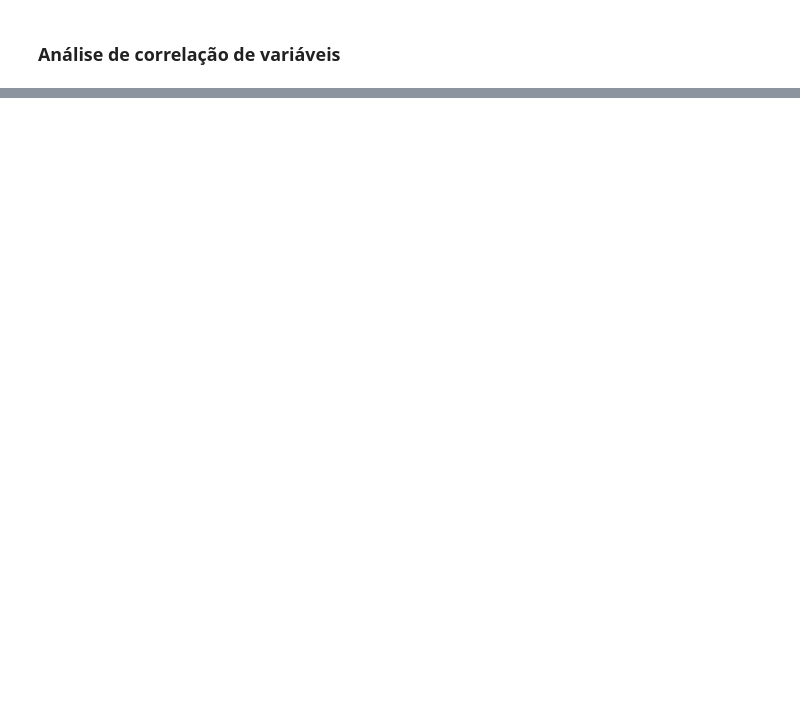
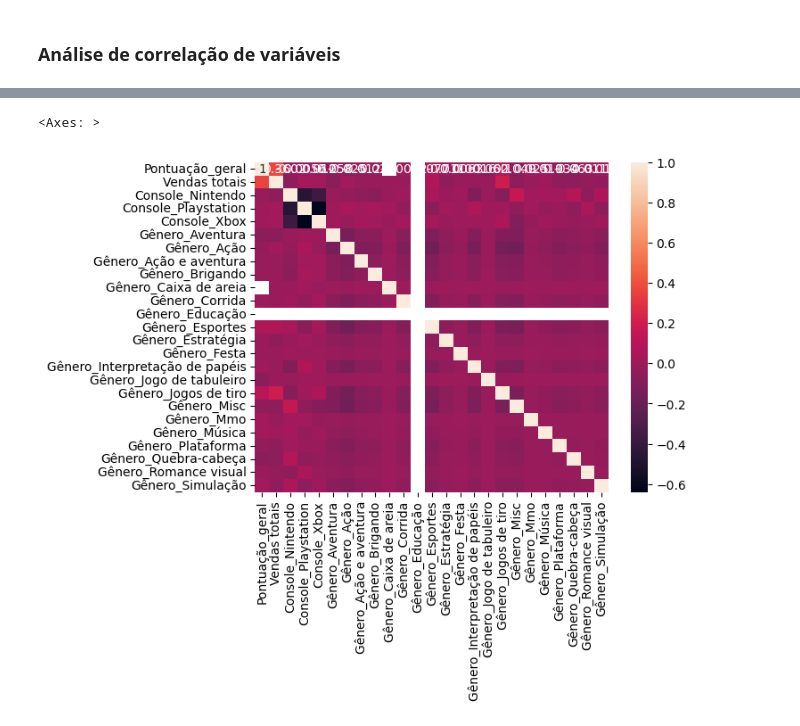
Before and after one commit to MarceloBindi30/A3_AnaliseDeDados, a Jupyter notebook: A3_Main.ipynb, the cells around one changed output, grey strips where cells are left out. Drawn from its saved outputs; the diff is of its cells as text; code cells hidden in the pictures; blank space fills up the shorter version.

Commit message:
Primeira tentativa de heatmap

```diff
--- a/A3_Main.ipynb
+++ b/A3_Main.ipynb
@@ -282,0 +318,8 @@ df_corr.head()
+# %%
+df_corr.dropna(subset=['Vendas totais'], inplace=True)
+#df_corr
+# %%
+sns.heatmap(df_corr.corr(), annot = True)
+# %% [output]
+<Axes: >
+[figure, added]
```
Also changed, not shown: parts of 10 cells of this notebook.
